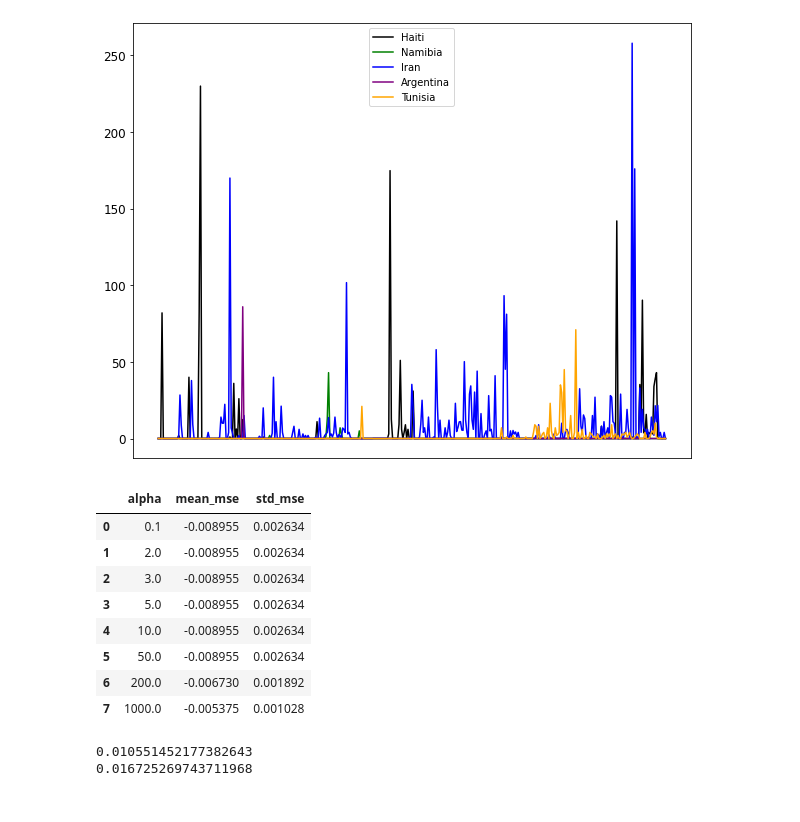
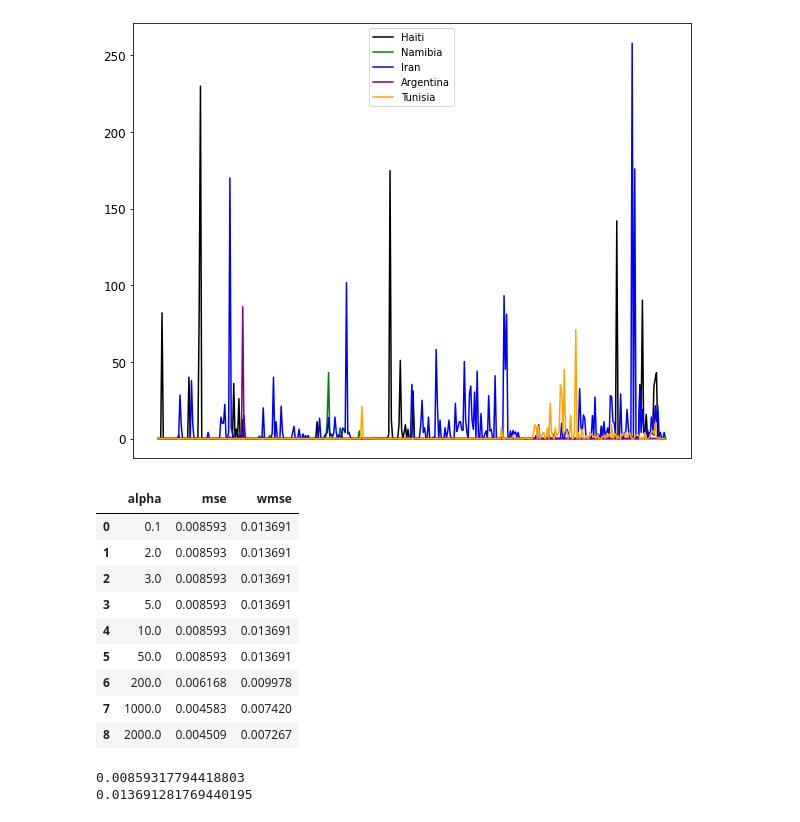
Before and after one commit to frankiiii/ml_project, a Jupyter notebook: 2_Linear_regression.ipynb, the cells around one changed output. Cells and saved outputs as stored; diff of their text form; code cells hidden in the pictures.

```diff
--- a/2_Linear_regression.ipynb
+++ b/2_Linear_regression.ipynb
@@ -116,31 +97,56 @@ test_y = ts_seq_test[:,-1]
+# %%
+# Creation of trainset, validation and testet
+ts_seq=np.array(ts_seq)
+ts_seq_l= ts_seq.reshape(len(df.columns),len(df.index)-number_s+1,number_s)
+
+ts_seq_learn=ts_seq_l[:,:int(0.6*len(df)),:]
+ts_seq_learn=ts_seq_learn.reshape(ts_seq_learn.shape[0]*ts_seq_learn.shape[1],number_s)
+
+ts_seq_val=ts_seq_l[:,int(0.2*len(df)):,:]
+ts_seq_val=ts_seq_val.reshape(ts_seq_val.shape[0]*ts_seq_val.shape[1],number_s)
+
+ts_seq_test=ts_seq_l[:,int(0.2*len(df)):,:]
+ts_seq_test=ts_seq_test.reshape(ts_seq_test.shape[0]*ts_seq_test.shape[1],number_s)
+# %%
+# Creation of input/output for each set
+train_x = ts_seq_learn[:,:-1]
+train_y = ts_seq_learn[:,-1]
+val_x = ts_seq_val[:,:-1]
+val_y = ts_seq_val[:,-1]
+test_x = ts_seq_test[:,:-1]
+test_y = ts_seq_test[:,-1]
 # %%
 # Hyperparameter tuning -----
 
-tuning = pd.DataFrame(columns=["alpha", "mean_mse", "std_mse"])
+tuning = pd.DataFrame(columns=["alpha", "mse", "wmse"])
 
-for a in [0.1, 2, 3, 5, 10, 50, 200, 1000]:
-    model = linear_model.Lasso(max_iter=2000,alpha=1/(2*a))
-    cv_results = cross_val_score(model, train_x, train_y, cv=5, scoring='neg_mean_squared_error')
+for a in [0.1, 2, 3, 5, 10, 50, 200, 1000, 2000]:
+    model = linear_model.Lasso(max_iter=2000,alpha=1/(2*a)).fit(train_x, train_y)
+    pred = model.predict(val_x)
+    mse = mean_squared_error(val_y, pred)
+    wmse =  mean_squared_error(val_y,pred,sample_weight=val_y+1)
 
     # Save results
     para = pd.DataFrame({"alpha": a,
-                         "mean_mse": cv_results.mean(),
-                         "std_mse": cv_results.std()},
+                         "mse": mse,
+                         "wmse": wmse},
                          index=[a])
     tuning = tuning.append(para)
     tuning.reset_index(drop=True, inplace=True)
 
+tuning.to_latex(f'tuning_lasso.tex', index=False)
 tuning
 # %% [output]
-|  | alpha | mean_mse | std_mse |
-| 0 | 0.1 | -0.008955 | 0.002634 |
-| 1 | 2.0 | -0.008955 | 0.002634 |
-| 2 | 3.0 | -0.008955 | 0.002634 |
-| 3 | 5.0 | -0.008955 | 0.002634 |
-| 4 | 10.0 | -0.008955 | 0.002634 |
-| 5 | 50.0 | -0.008955 | 0.002634 |
-| 6 | 200.0 | -0.006730 | 0.001892 |
-| 7 | 1000.0 | -0.005375 | 0.001028 |
+|  | alpha | mse | wmse |
+| 0 | 0.1 | 0.008593 | 0.013691 |
+| 1 | 2.0 | 0.008593 | 0.013691 |
+| 2 | 3.0 | 0.008593 | 0.013691 |
+| 3 | 5.0 | 0.008593 | 0.013691 |
+| 4 | 10.0 | 0.008593 | 0.013691 |
+| 5 | 50.0 | 0.008593 | 0.013691 |
+| 6 | 200.0 | 0.006168 | 0.009978 |
+| 7 | 1000.0 | 0.004583 | 0.007420 |
+| 8 | 2000.0 | 0.004509 | 0.007267 |
 # %%
 ### Final model -----
 model = linear_model.Lasso(max_iter=2000,alpha=10000).fit(train_x, train_y)
@@ -150,5 +156,5 @@ print(mse)
 weighted_mse =  mean_squared_error(test_y,pred,sample_weight=test_y+1)
 print(weighted_mse)
 # %% [output]
-0.010551452177382643
-0.016725269743711968
+0.00859317794418803
+0.013691281769440195
```
Also changed, not shown: parts of 5 cells of this notebook, 3 other files.
